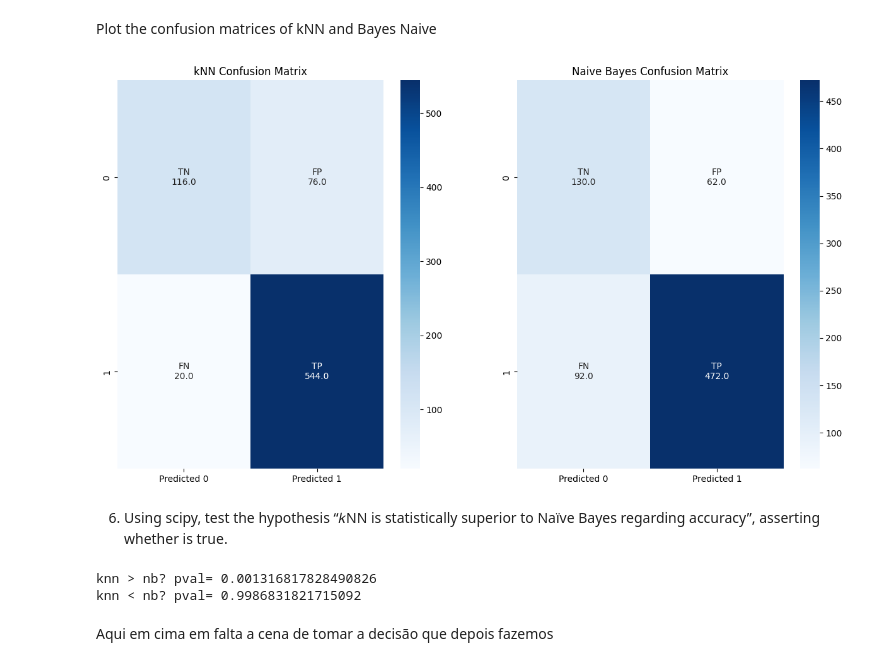
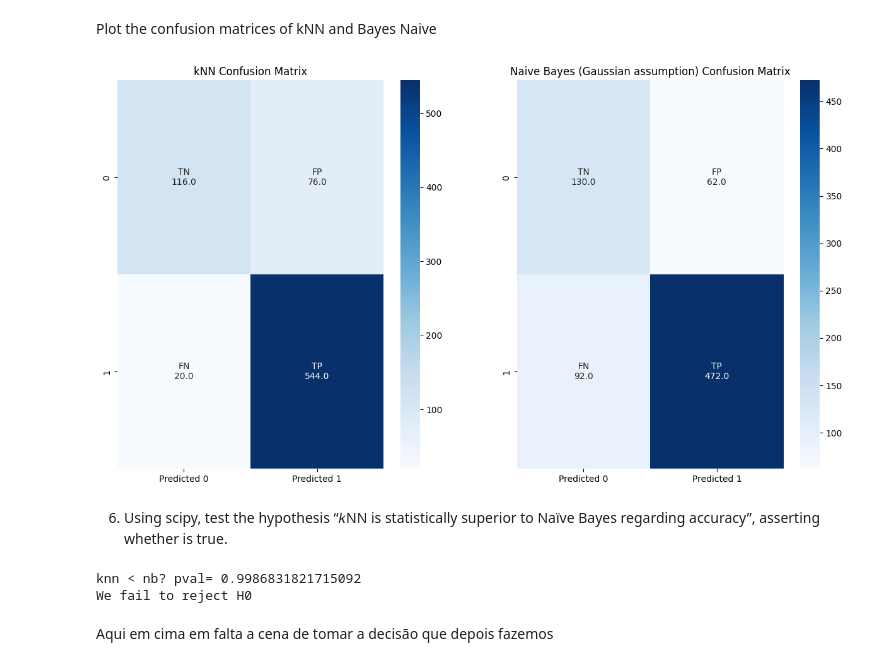
Before and after one commit to PedroChaps/Apre22_23-Homeworks, a Jupyter notebook: hw2/hw2.ipynb, the cells around one changed output. Cells and saved outputs as stored; diff of their text form; code cells hidden in the pictures.

```diff
--- a/hw2/hw2.ipynb
+++ b/hw2/hw2.ipynb
@@ -56,16 +56,16 @@ knn_confusion = pd.DataFrame(calculate(knn, X, Y)[0], index=['0', '1'], columns=
 # %% [markdown]
 Plot the confusion matrices of kNN and Bayes Naive
 # %%
-titles = ["kNN Confusion Matrix", "Naive Bayes Confusion Matrix"]
+titles = ["kNN Confusion Matrix", "Naive Bayes (Gaussian assumption) Confusion Matrix"]
 matrices = [knn_confusion, nb_confusion]
 plt.figure(figsize= (15, 8))
 for i in range(len(matrices)):
     plt.subplot(1, 2, i+1)
     plt.title(titles[i])
     labels = np.array([["TN\n" + str(matrices[i].iat[0, 0]), "FP\n" + str(matrices[i].iat[0, 1])], ["FN\n" + str(matrices[i].iat[1, 0]), "TP\n" + str(matrices[i].iat[1, 1])]])
     sns.heatmap(matrices[i], annot=labels, fmt='', cmap="Blues")
 # %% [output]
-[figure, old version]
+[figure, new version]
 # %% [markdown]
 6) Using scipy, test the hypothesis “𝑘NN is statistically superior to Naïve Bayes regarding accuracy”, asserting whether is true.
 # %%
@@ -73,13 +73,11 @@ for i in range(len(matrices)):
 
 from scipy import stats
 
-res = stats.ttest_rel(calculate(knn, X, Y)[1], calculate(nb, X, Y)[1], alternative='greater')
-print("knn > nb? pval=", res.pvalue)
 res = stats.ttest_rel(calculate(knn, X, Y)[1], calculate(nb, X, Y)[1], alternative='less')
-print("knn < nb? pval=", res.pvalue)
+print("knn < nb? pval=", res.pvalue, "\nWe fail to reject H0")
 # %% [output]
-knn > nb? pval= 0.001316817828490826
 knn < nb? pval= 0.9986831821715092
+We fail to reject H0
 # %% [markdown]
 Aqui em cima em falta a cena de tomar a decisão que depois fazemos
 # %% [markdown]
```
Also changed, not shown: parts of 2 cells of this notebook.
